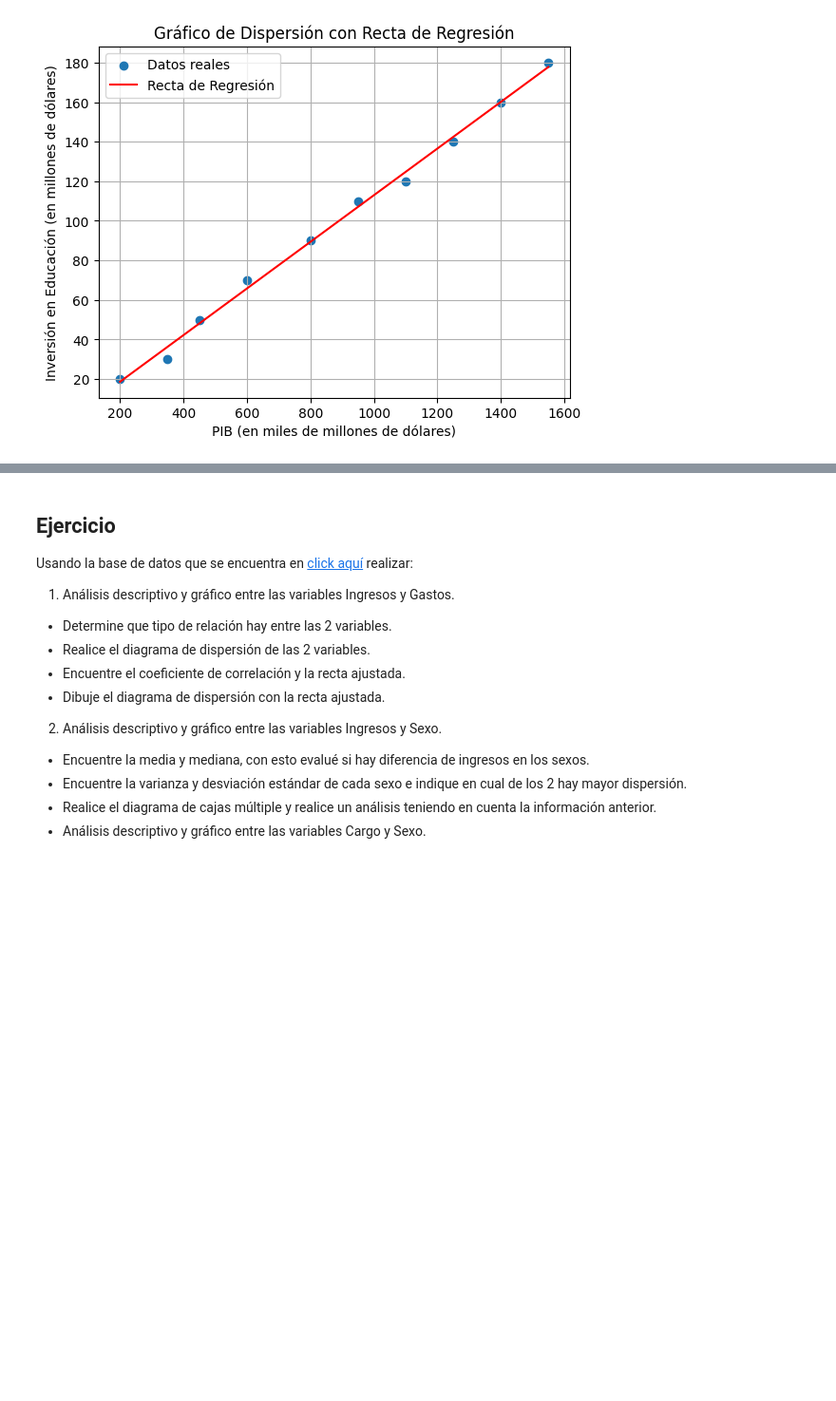
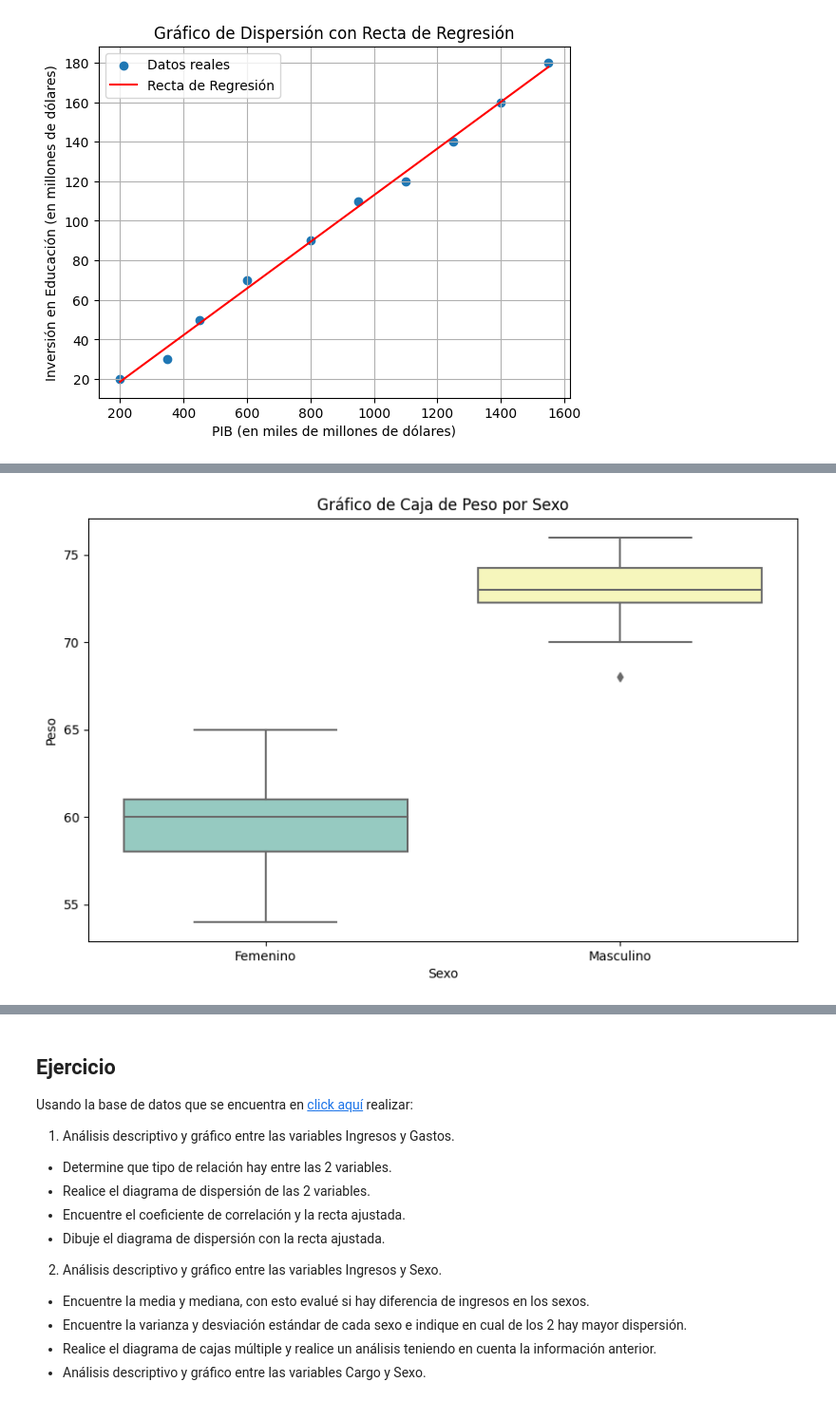
Before and after one commit to jazaineam1/PYEF, a Jupyter notebook: Cuadernos/4_medidas_de_forma_relación_bivariada.ipynb, the cells around one changed output, grey strips where cells are left out. Shown at 95% size. Cells and saved outputs as stored; diff of their text form; code cells hidden in the pictures; blank space fills up the shorter version.

```diff
--- a/Cuadernos/4_medidas_de_forma_relación_bivariada.ipynb
+++ b/Cuadernos/4_medidas_de_forma_relación_bivariada.ipynb
@@ -418,0 +429,4 @@ plt.show()
+# %%
+url = "https://raw.githubusercontent.com/jazaineam1/Script-B-sicos/master/Cuadernos%20r/Semana3/estudiantes.csv"
+estudiantes = pd.read_csv(url,sep=';')
+estudiantes
@@ -418,0 +451,10 @@ plt.show()
+# %%
+# Crear un gráfico de caja con Seaborn
+plt.figure(figsize=(10, 6))
+sns.boxplot(x='sexo', y='peso', data=estudiantes, palette='Set3')
+plt.title('Gráfico de Caja de Peso por Sexo')
+plt.xlabel('Sexo')
+plt.ylabel('Peso')
+plt.show()
+# %% [output]
+[figure, added]
```
Also changed, not shown: parts of 11 cells of this notebook.
